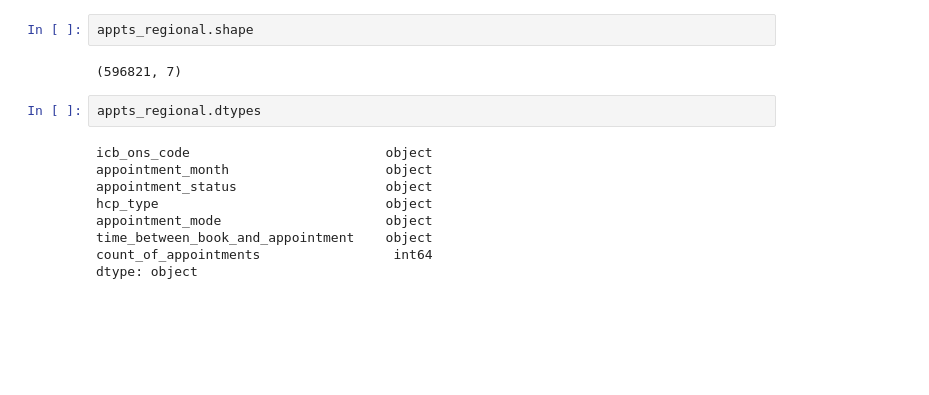
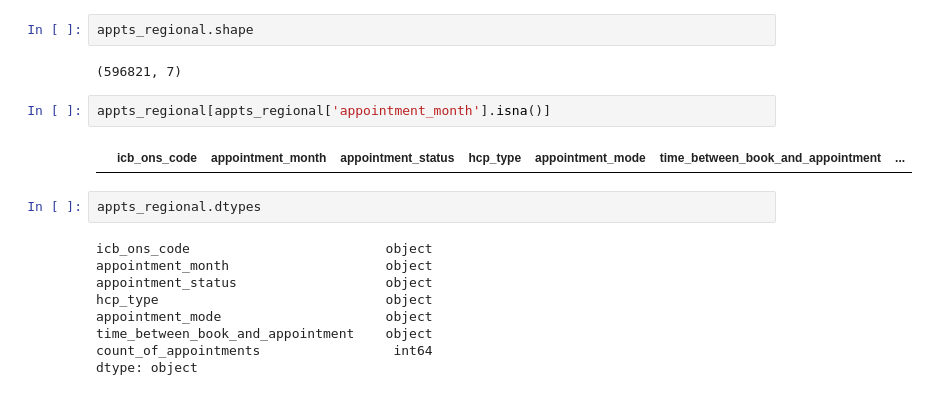
Before and after one commit to DimaBrikach/NHS_Assignment, a Jupyter notebook: Dzmitry_Brykach_DA201_Assignment.ipynb, the cells around one changed output. Cells and saved outputs as stored; diff of their text form; blank space fills up the shorter version.

```diff
--- a/Dzmitry_Brykach_DA201_Assignment.ipynb
+++ b/Dzmitry_Brykach_DA201_Assignment.ipynb
@@ -81,6 +105,10 @@ appts_regional.head()
 appts_regional.shape
 # %% [output]
 (596821, 7)
+# %%
+appts_regional[appts_regional['appointment_month'].isna()]
+# %% [output]
+|  | icb_ons_code | appointment_month | appointment_status | hcp_type | appointment_mode | time_between_book_and_appointment | ... |
 # %%
 appts_regional.dtypes
 # %% [output]
```
Also changed, not shown: parts of 16 cells of this notebook.
